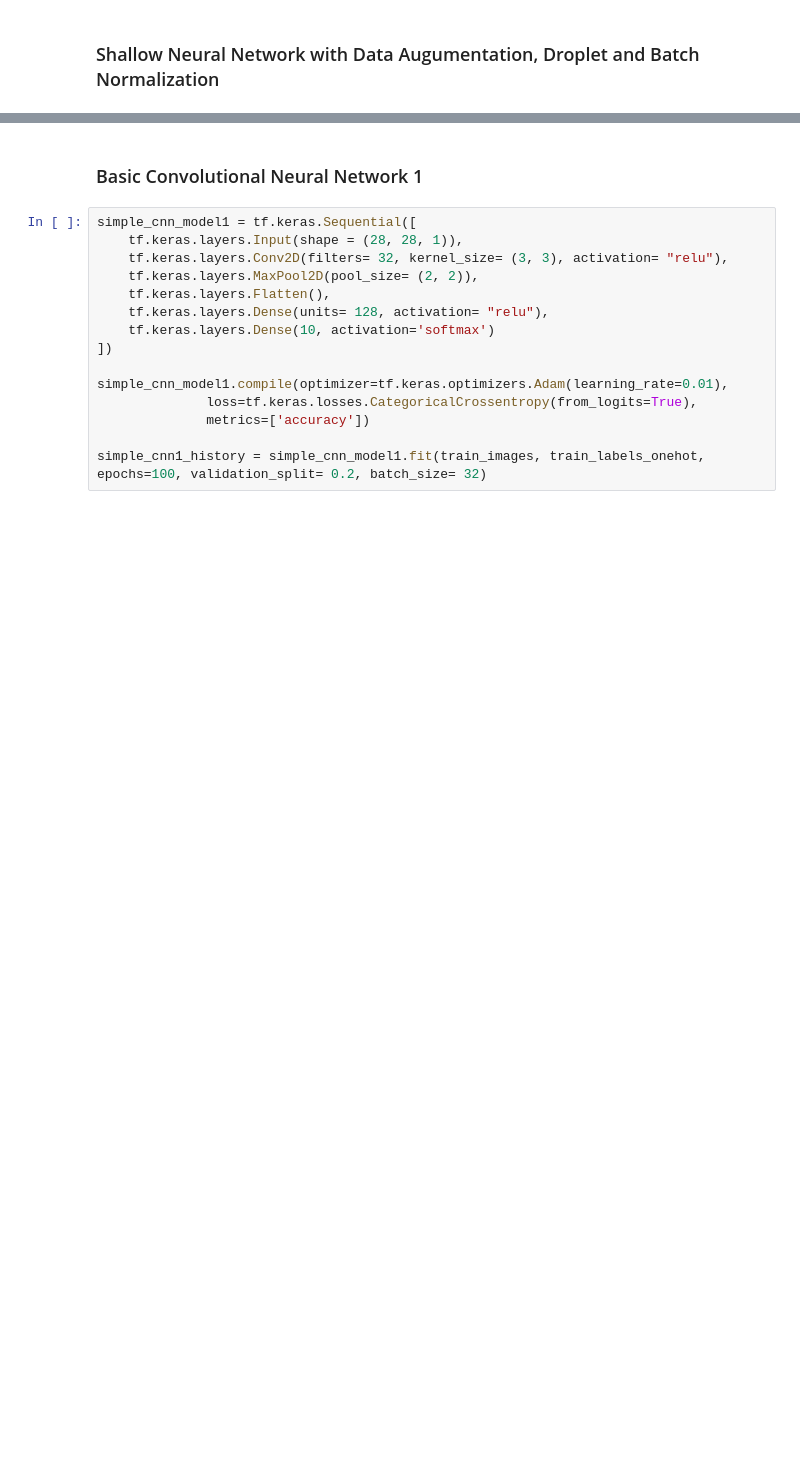
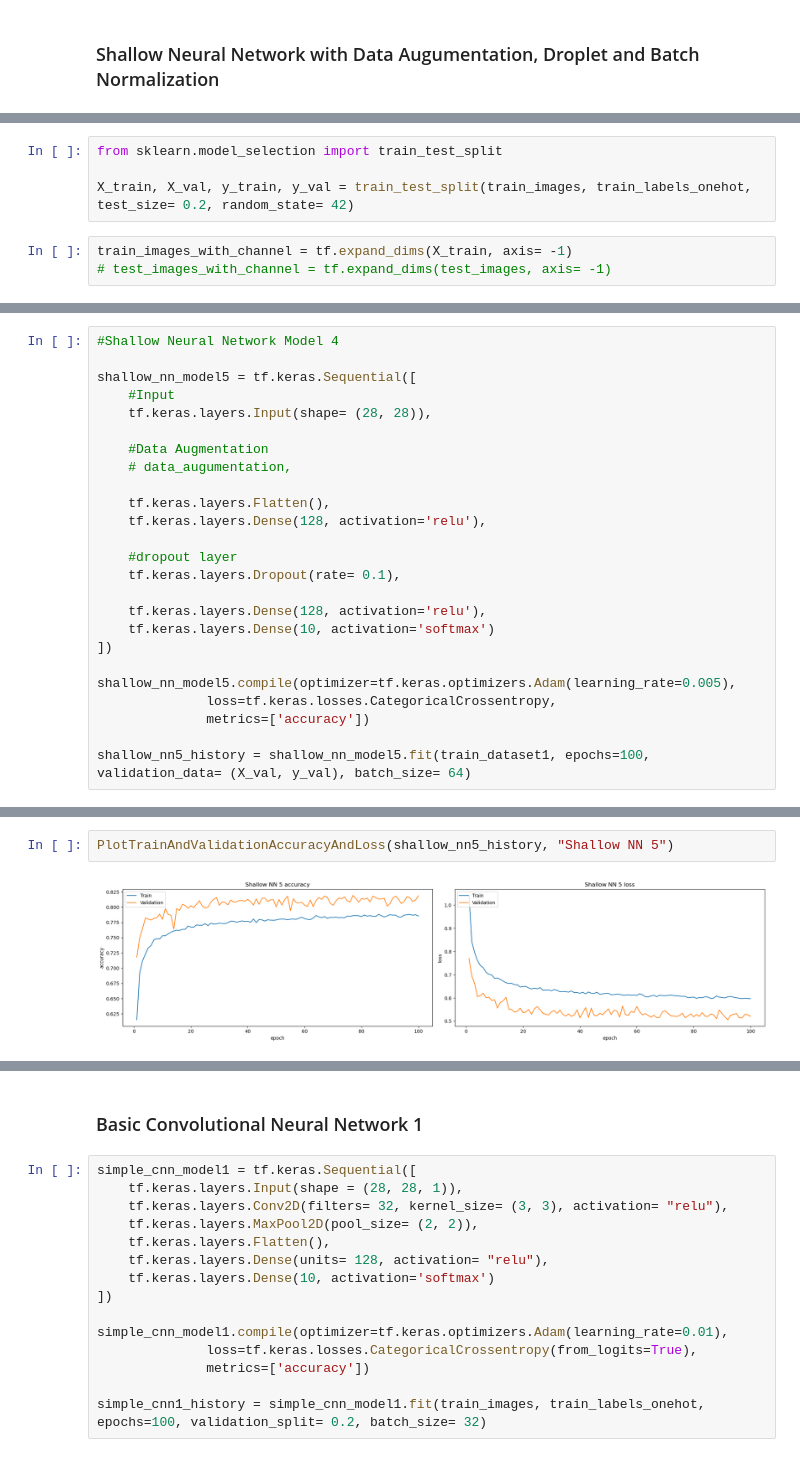
Before and after one commit to buddhathapa12/machine-learning, a Jupyter notebook: neural_network_Assignment3/E923Q669_Assignment3.ipynb, the cells around one changed output, grey strips where cells are left out. Drawn from its saved outputs; the diff is of its cells as text; blank space fills up the shorter version.

```diff
--- a/neural_network_Assignment3/E923Q669_Assignment3.ipynb
+++ b/neural_network_Assignment3/E923Q669_Assignment3.ipynb
@@ -425,0 +452,7 @@ weighted avg       0.87      0.87      0.87     10000
+# %%
+from sklearn.model_selection import train_test_split
+
+X_train, X_val, y_train, y_val = train_test_split(train_images, train_labels_onehot, test_size= 0.2, random_state= 42)
+# %%
+train_images_with_channel = tf.expand_dims(X_train, axis= -1)
+# test_images_with_channel = tf.expand_dims(test_images, axis= -1)
@@ -425,0 +523,25 @@ weighted avg       0.87      0.87      0.87     10000
+# %%
+#Shallow Neural Network Model 4
+
+shallow_nn_model5 = tf.keras.Sequential([
+    #Input
+    tf.keras.layers.Input(shape= (28, 28)),
+
+    #Data Augmentation
+    # data_augumentation,
+
+    tf.keras.layers.Flatten(),
+    tf.keras.layers.Dense(128, activation='relu'),
+
+    #dropout layer
+    tf.keras.layers.Dropout(rate= 0.1),
+
+    tf.keras.layers.Dense(128, activation='relu'),
+    tf.keras.layers.Dense(10, activation='softmax')
+])
+
+shallow_nn_model5.compile(optimizer=tf.keras.optimizers.Adam(learning_rate=0.005),
+              loss=tf.keras.losses.CategoricalCrossentropy,
+              metrics=['accuracy'])
+
+shallow_nn5_history = shallow_nn_model5.fit(train_dataset1, epochs=100, validation_data= (X_val, y_val), batch_size= 64)
@@ -425,0 +566,4 @@ weighted avg       0.87      0.87      0.87     10000
+# %%
+PlotTrainAndValidationAccuracyAndLoss(shallow_nn5_history, "Shallow NN 5")
+# %% [output]
+[figure, added]
```
Also changed, not shown: parts of 59 cells of this notebook.
